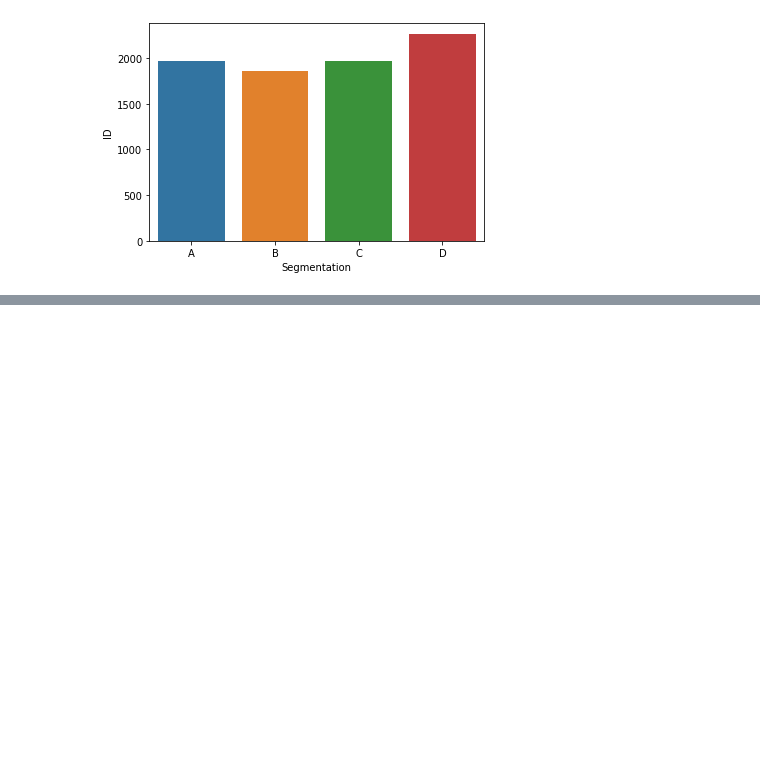
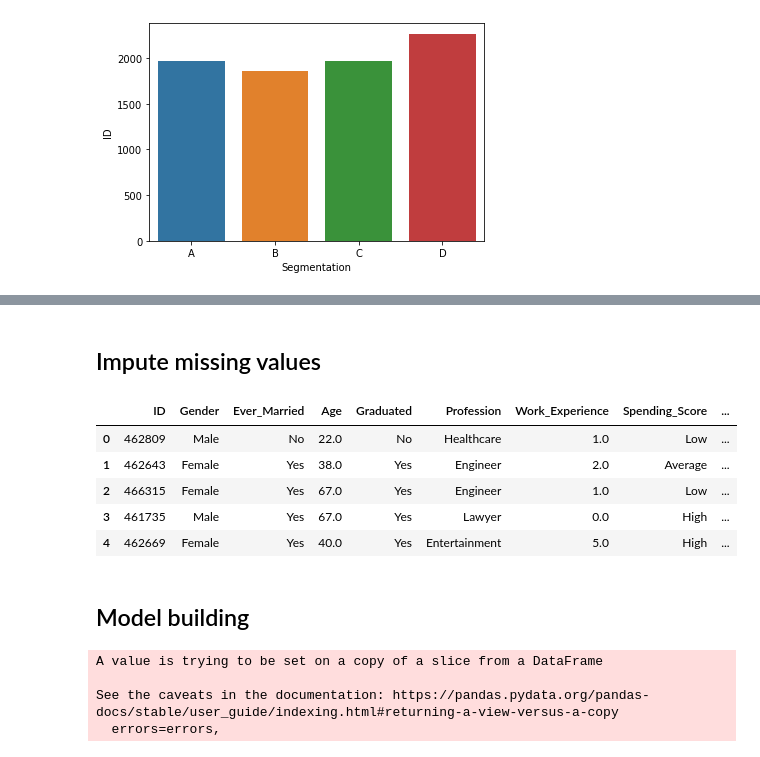
Before and after one commit to anuragb1090/JH_CustomerSegmentation, a Jupyter notebook: 000_JH_CustomerSegmentation.ipynb, the cells around one changed output, grey strips where cells are left out. Cells and saved outputs as stored; diff of their text form; code cells hidden in the pictures; blank space fills up the shorter version.

```diff
--- a/000_JH_CustomerSegmentation.ipynb
+++ b/000_JH_CustomerSegmentation.ipynb
@@ -91,3 +211,65 @@ sns.barplot(x='Segmentation', y='ID', data=tmp)
+# %% [markdown]
+## Impute missing values
+# %%
+unified = unified.replace('None', 99)
+imputer = KNNImputer(missing_values=99, n_neighbors=5)
+
+unified_imputed = unified.copy()
+id = unified_imputed['ID'].reset_index(drop=True)
+unified_imputed.drop(['ID'], axis=1, inplace=True)
+
+cols = unified_imputed.columns
+unified_imputed = pd.DataFrame(imputer.fit_transform(unified_imputed), columns=cols)
+unified_imputed.reset_index(drop=True, inplace=True)
+unified_imputed = pd.concat([id, unified_imputed], axis=1)
+
+cols_with_miss_values = ['Ever_Married', 'Graduated', 'Profession',
+                         'Work_Experience', 'Family_Size', 'Var_1']
+
+for c in cols_with_miss_values:
+  unified_imputed[c] = unified_imputed[c].apply(lambda x: round(x,0))
+# %%
+def recode_cat_var(df, encoding_fn, col):
+  reverse_encoding_fn = {v:k for k, v in encoding_fn.items()}
+
+  df[col] = df[col].map(reverse_encoding_fn)
+  return df
+
+rev_enc_map = {
+        'Gender' : mapping_gender
+      , 'Graduated' : mapping_graduated
+      , 'Ever_Married' : mapping_married
+      , 'Profession' : mapping_profession
+      , 'Spending_Score' : spending
+      , 'Var_1' : var1
+      , 'Segmentation' : mapping_segment
+      , 'source' : mapping_source
+}
+
+for k, v in rev_enc_map.items():
+  unified_final = recode_cat_var(unified_imputed, v, k)
+
+unified_final.head()
+# %% [output]
+|  | ID | Gender | Ever_Married | Age | Graduated | Profession | Work_Experience | Spending_Score | ... |
+| 0 | 462809 | Male | No | 22.0 | No | Healthcare | 1.0 | Low | ... |
+| 1 | 462643 | Female | Yes | 38.0 | Yes | Engineer | 2.0 | Average | ... |
+| 2 | 466315 | Female | Yes | 67.0 | Yes | Engineer | 1.0 | Low | ... |
+| 3 | 461735 | Male | Yes | 67.0 | Yes | Lawyer | 0.0 | High | ... |
+| 4 | 462669 | Female | Yes | 40.0 | Yes | Entertainment | 5.0 | High | ... |
+# %% [markdown]
+## Model building
+# %%
+train = unified_final[unified_final['source']=='train']
+test = unified_final[unified_final['source']=='test']
+
+train.drop(['source'], inplace=True, axis=1)
+test.drop(['source', 'Segmentation'], inplace=True, axis=1)
+# %% [output]
+A value is trying to be set on a copy of a slice from a DataFrame
+
+See the caveats in the documentation: https://pandas.pydata.org/pandas-docs/stable/user_guide/indexing.html#returning-a-view-versus-a-copy
+  errors=errors,
 # %%
 skf = StratifiedKFold(n_splits=5, random_state=55)
 
```
Also changed, not shown: parts of 22 cells of this notebook.
